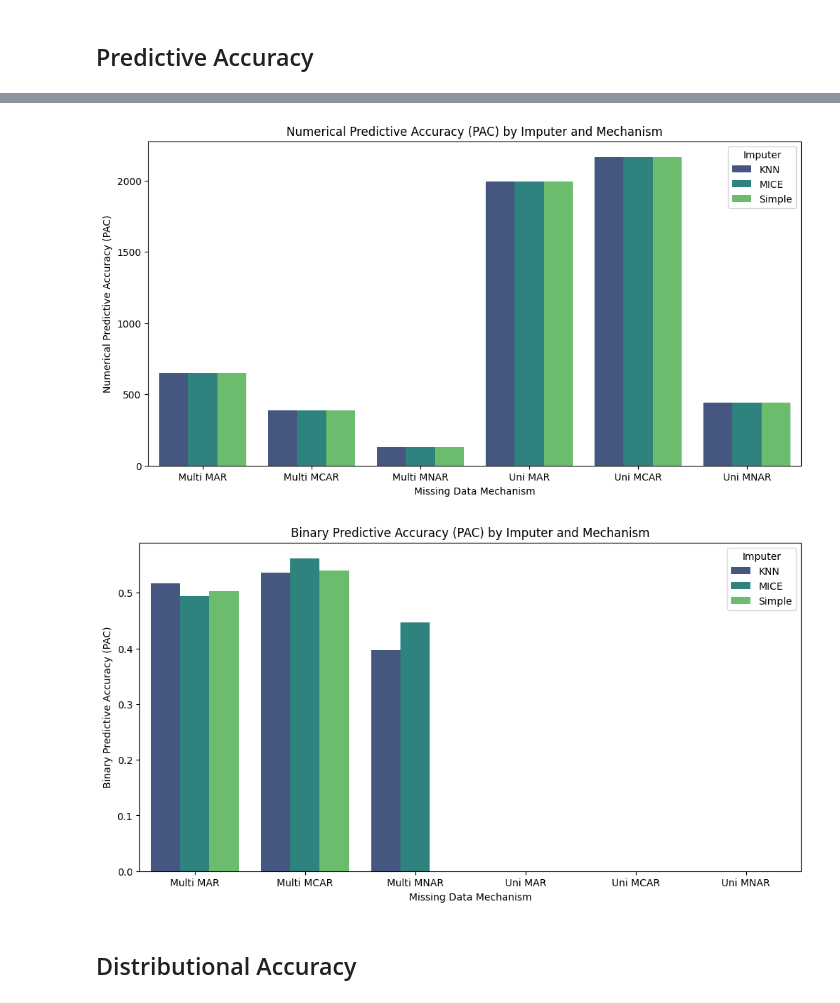
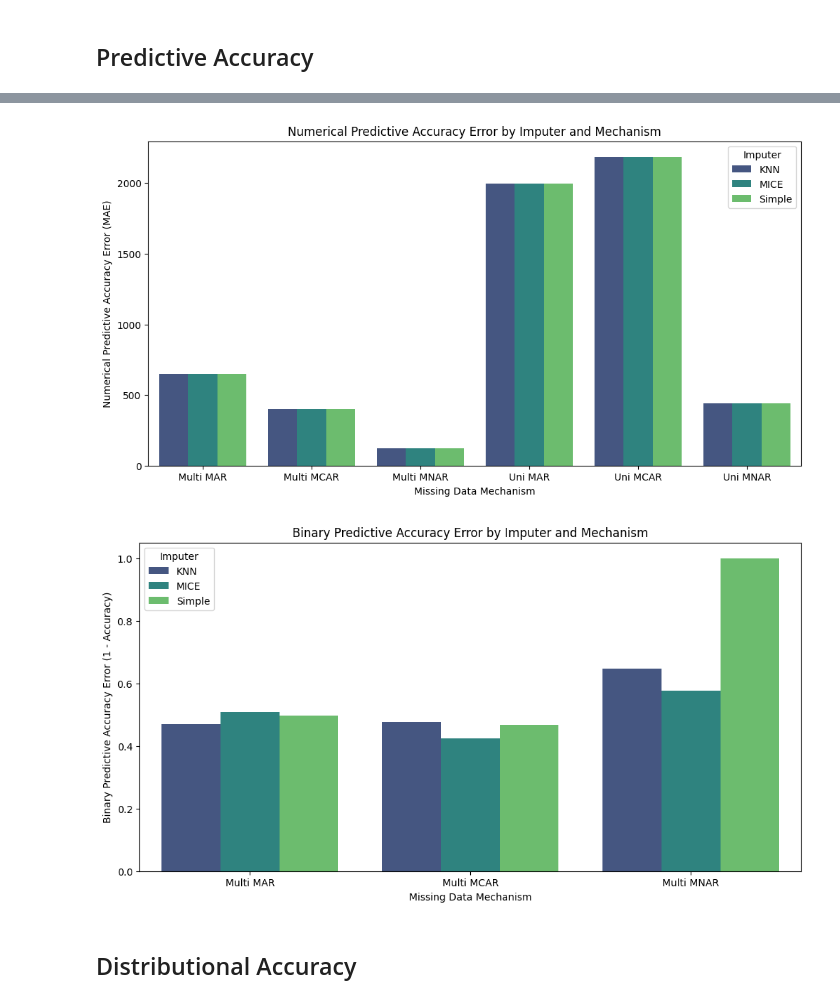
Before and after one commit to Minipoloalex/AI-and-Society-datasets-analysis, a Jupyter notebook: missing-data/missing_data.ipynb, the cells around one changed output, grey strips where cells are left out. Drawn from its saved outputs; the diff is of its cells as text; code cells hidden in the pictures.

```diff
--- a/missing-data/missing_data.ipynb
+++ b/missing-data/missing_data.ipynb
@@ -90,8 +90,10 @@ MISSING_TECHNIQUES = {
     ),
     "MICE": MyImputer(general=IterativeImputer(max_iter=50, random_state=RANDOM_STATE)),
     "KNN": MyImputer(general=KNNImputer()),
-    # "NONE": None,
+    "NONE": None,
 }
 
 MODELS = [LogisticRegression(), RandomForestClassifier(), MLPClassifier(max_iter=1000)]
+ALLOW_MISSING_DATA = [False, True, False]
+
 METRICS = ["accuracy", "precision", "recall", "f1"]
@@ -607,39 +655,43 @@ grouped_binary = (
     filtered_pac_df.groupby(["imputer", "mechanism"])["binary_pac"]
     .mean()
     .reset_index()
+    .dropna()
 )
+# Binary has accuracy instead of error
+grouped_binary["binary_pac"] = 1 - grouped_binary["binary_pac"]
+# %%
+plt.figure(figsize=(12, 6))
+sns.barplot(
+    data=grouped_numerical,
+    x="mechanism",
+    y="numerical_pac",
+    hue="imputer",
+    palette="viridis",
+)
+plt.title("Numerical Predictive Accuracy Error by Imputer and Mechanism")
+plt.xlabel("Missing Data Mechanism")
+plt.ylabel("Numerical Predictive Accuracy Error (MAE)")
+plt.legend(title="Imputer")
+plt.show()
+# %% [output]
+[figure, added]
 # %%
-plt.figure(figsize=(12, 6))
-sns.barplot(
-    data=grouped_numerical,
-    x="mechanism",
-    y="numerical_pac",
-    hue="imputer",
-    palette="viridis",
-)
-plt.title("Numerical Predictive Accuracy (PAC) by Imputer and Mechanism")
-plt.xlabel("Missing Data Mechanism")
-plt.ylabel("Numerical Predictive Accuracy (PAC)")
-plt.legend(title="Imputer")
-plt.show()
-
 # Plot Binary Predictive Accuracy
 plt.figure(figsize=(12, 6))
 sns.barplot(
     data=grouped_binary,
     x="mechanism",
     y="binary_pac",
     hue="imputer",
     palette="viridis",
 )
-plt.title("Binary Predictive Accuracy (PAC) by Imputer and Mechanism")
+plt.title("Binary Predictive Accuracy Error by Imputer and Mechanism")
 plt.xlabel("Missing Data Mechanism")
-plt.ylabel("Binary Predictive Accuracy (PAC)")
+plt.ylabel("Binary Predictive Accuracy Error (1 - Accuracy)")
 plt.legend(title="Imputer")
 plt.show()
 # %% [output]
-[figure, old version]
+[figure, new version]
-[figure, removed]
 # %% [markdown]
 ## Distributional Accuracy
 # %%
```
Also changed, not shown: parts of 13 cells of this notebook, 1 other file.
